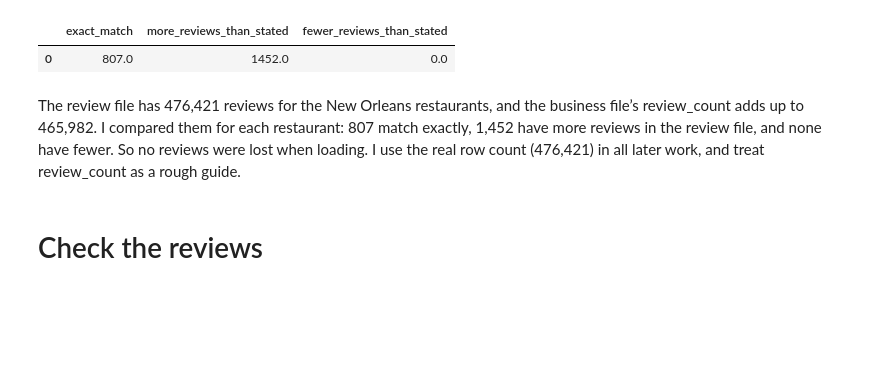
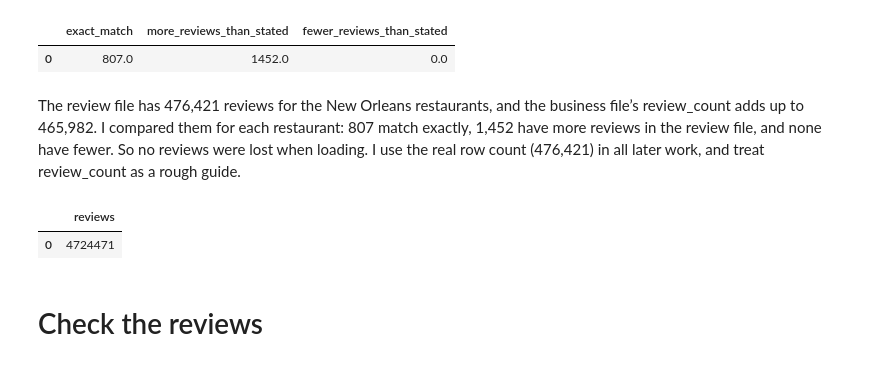
Before and after one commit to NattakanO/yelp-rag-dashboard, a Jupyter notebook: notebooks/02_load_scoped_data.ipynb, the cells around one changed output. Saved outputs shown, nothing was run; the diff lists cells and outputs as text; code cells hidden in the pictures; blank space fills up the shorter version.

```diff
--- a/notebooks/02_load_scoped_data.ipynb
+++ b/notebooks/02_load_scoped_data.ipynb
@@ -46,6 +46,20 @@ FROM (
 | 0 | 807.0 | 1452.0 | 0.0 |
 # %% [markdown]
 The review file has 476,421 reviews for the New Orleans restaurants, and the business file’s review_count adds up to 465,982. I compared them for each restaurant: 807 match exactly, 1,452 have more reviews in the review file, and none have fewer. So no reviews were lost when loading. I use the real row count (476,421) in all later work, and treat review_count as a rough guide.
+# %%
+con.sql("""
+CREATE OR REPLACE TABLE review_stats AS
+SELECT review_id, business_id, user_id, stars, date
+FROM read_json_auto(
+    '../data/yelp_academic_dataset_review.json',
+    format='newline_delimited'
+)
+WHERE business_id IN (SELECT business_id FROM business_restaurants)""")
+
+con.sql("SELECT COUNT(*) AS reviews FROM review_stats").df()
+# %% [output]
+|  | reviews |
+| 0 | 4724471 |
 # %% [markdown]
 # Check the reviews
 # %%
```
Also changed, not shown: parts of 8 cells of this notebook.
